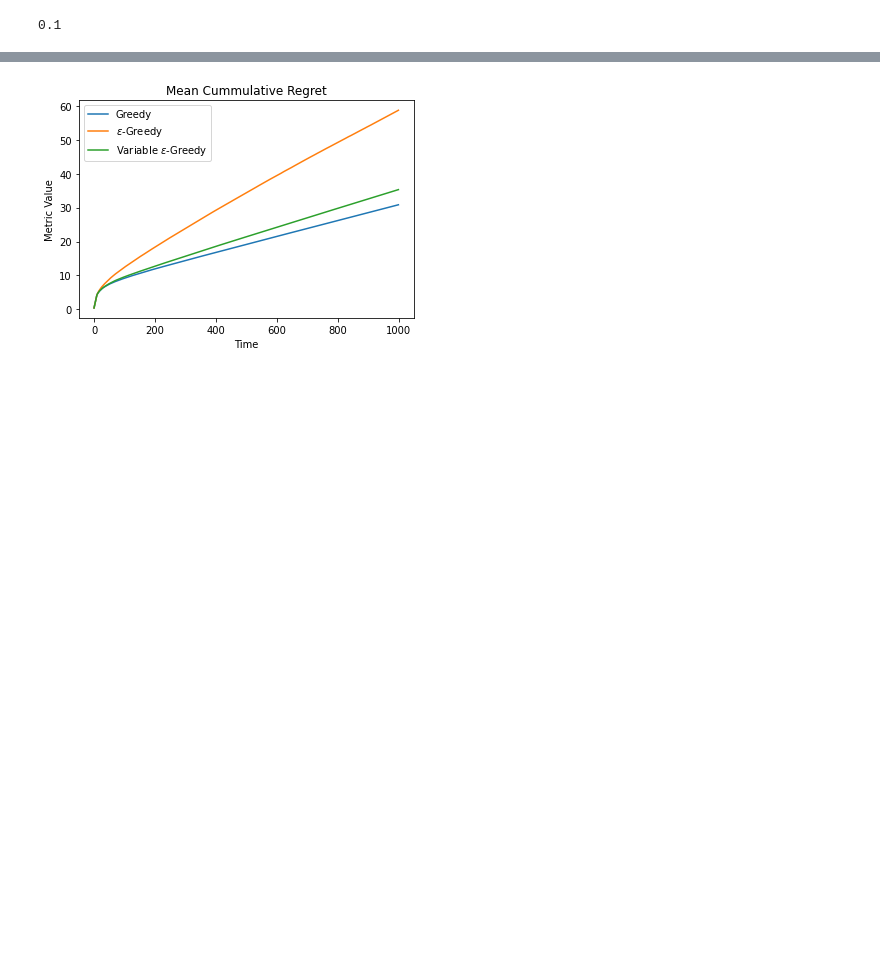
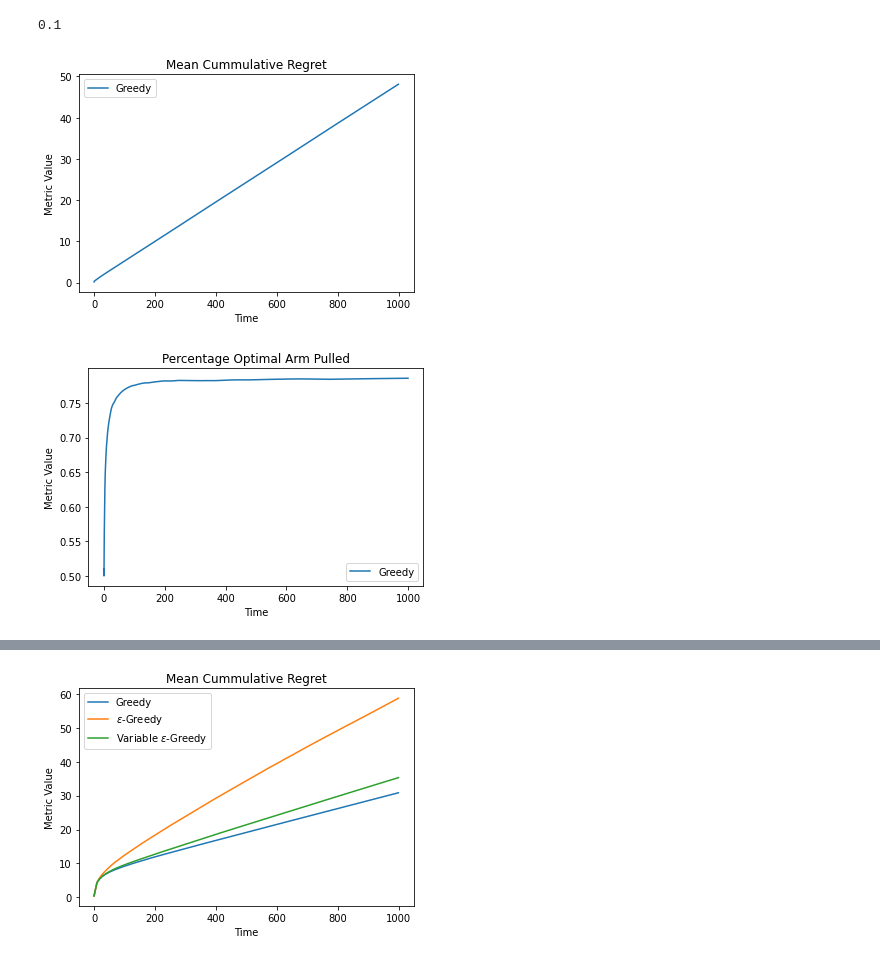
Before and after one commit to Utkarshp1/CS-414-Reinforcement-Learning, a Jupyter notebook: Multi-Armed Bandits/src/Untitled.ipynb, the cells around one changed output, grey strips where cells are left out. Cells and saved outputs as stored; diff of their text form; code cells hidden in the pictures; blank space fills up the shorter version.

```diff
--- a/Multi-Armed Bandits/src/Untitled.ipynb
+++ b/Multi-Armed Bandits/src/Untitled.ipynb
@@ -101,10 +101,13 @@ experiment.algo.get_config()
 # %% [output]
 0.1
 # %%
-algo = {"Greedy": (Greedy, {}),
-       "$\epsilon$-Greedy": (Greedy, {"eps": 0.1}),
-       "Variable $\epsilon$-Greedy": (Greedy, {"eps_schedule": create_inverse_schedule(0.1)})}
+algo = {"Greedy": (Greedy, {})}
 
-experiment = Experiment(algo, "Greedy", num_runs=1000, num_arms=10, metrics=[MeanCummulativeRegret(), PercentOptimalArmPull()])
+experiment = Experiment(algo, "Greedy", num_runs=100, num_arms=2, metrics=[MeanCummulativeRegret(), PercentOptimalArmPull()])
 # %%
 experiment.simulate()
+# %%
+experiment.generate_plots()
+# %% [output]
+[figure, added]
+[figure, added]
```
Also changed, not shown: parts of 9 cells of this notebook, 2 other files.
